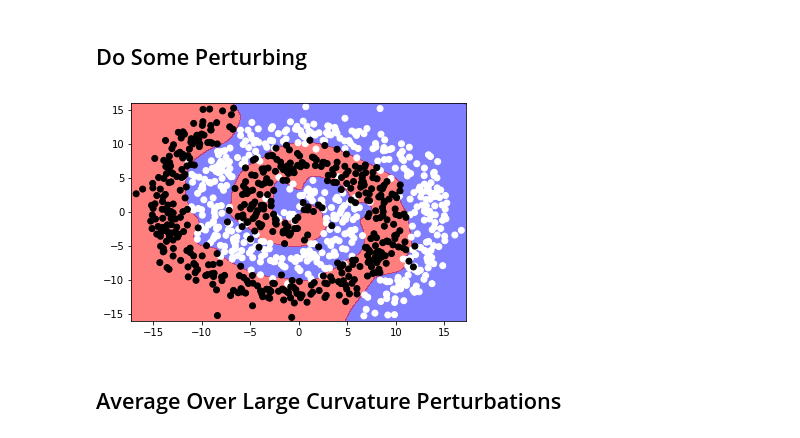
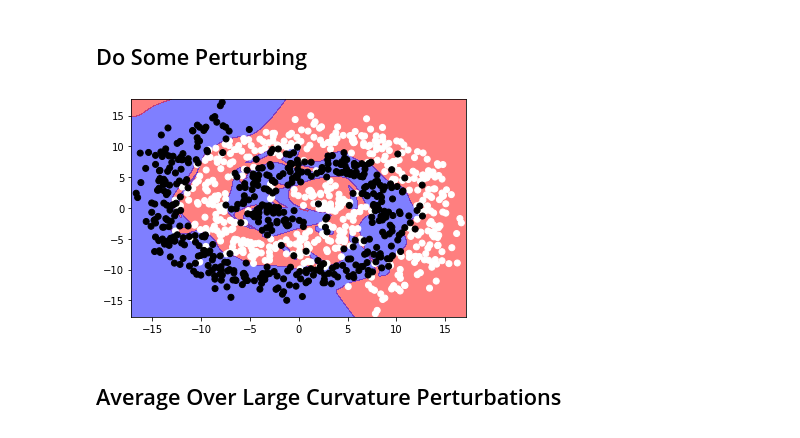
Before and after one commit to g-benton/hessian-eff-dim, a Jupyter notebook: Notebooks/two_spirals.ipynb, the cells around one changed output. Drawn from its saved outputs; the diff is of its cells as text; code cells hidden in the pictures.

```diff
--- a/Notebooks/two_spirals.ipynb
+++ b/Notebooks/two_spirals.ipynb
@@ -37,6 +36,8 @@ if use_cuda:
     torch.set_default_tensor_type(torch.cuda.FloatTensor)
     train_x, train_y = train_x.cuda(), train_y.cuda()
 # %%
-optimus = Transformer(train_x, train_y, net=hess.nets.MoonNet, n_hidden=3, hidden_size=10,
+in_dim = 2
+out_dim = 1
+model = hess.nets.SimpleNet(in_dim, out_dim, n_hidden=5, hidden_size=20,
                      activation=torch.nn.ELU(), bias=True)
 # %%
@@ -46,4 +47,3 @@ print(sum(p.numel() for p in optimus.net.parameters()))
 # %%
-model = optimus.net
 par_list = model.parameters()
 n_par = sum(torch.numel(p) for p in par_list)
@@ -73,3 +50,3 @@ plt.imshow(hessian)
 # %%
 if use_cuda:
-    optimus = optimus.cuda()
+    model = model.cuda()
@@ -99,7 +95,6 @@ tensor(0.1451, grad_fn=<BinaryCrossEntropyWithLogitsBackward>)
 # %%
 import hess.utils as utils
 # %%
-model = optimus.net.cuda()
 par_list = model.parameters()
 n_par = sum(torch.numel(p) for p in par_list)
 # %%
@@ -151,10 +147,10 @@ optimus = optimus.cpu();
 # %%
 from hess.plotting import plot_decision_boundary
 # %%
-plot_decision_boundary(train_x, train_y, optimus, use_cuda=False,
+plot_decision_boundary(train_x, train_y, model, use_cuda=False,
                       buffer=0.5, h=0.1)
 # %% [output]
-[figure, old version]
+[figure, new version]
 # %% [markdown]
 ## Average Over Large Curvature Perturbations
 # %%
```
Also changed, not shown: parts of 55 cells of this notebook, 7 other files.
